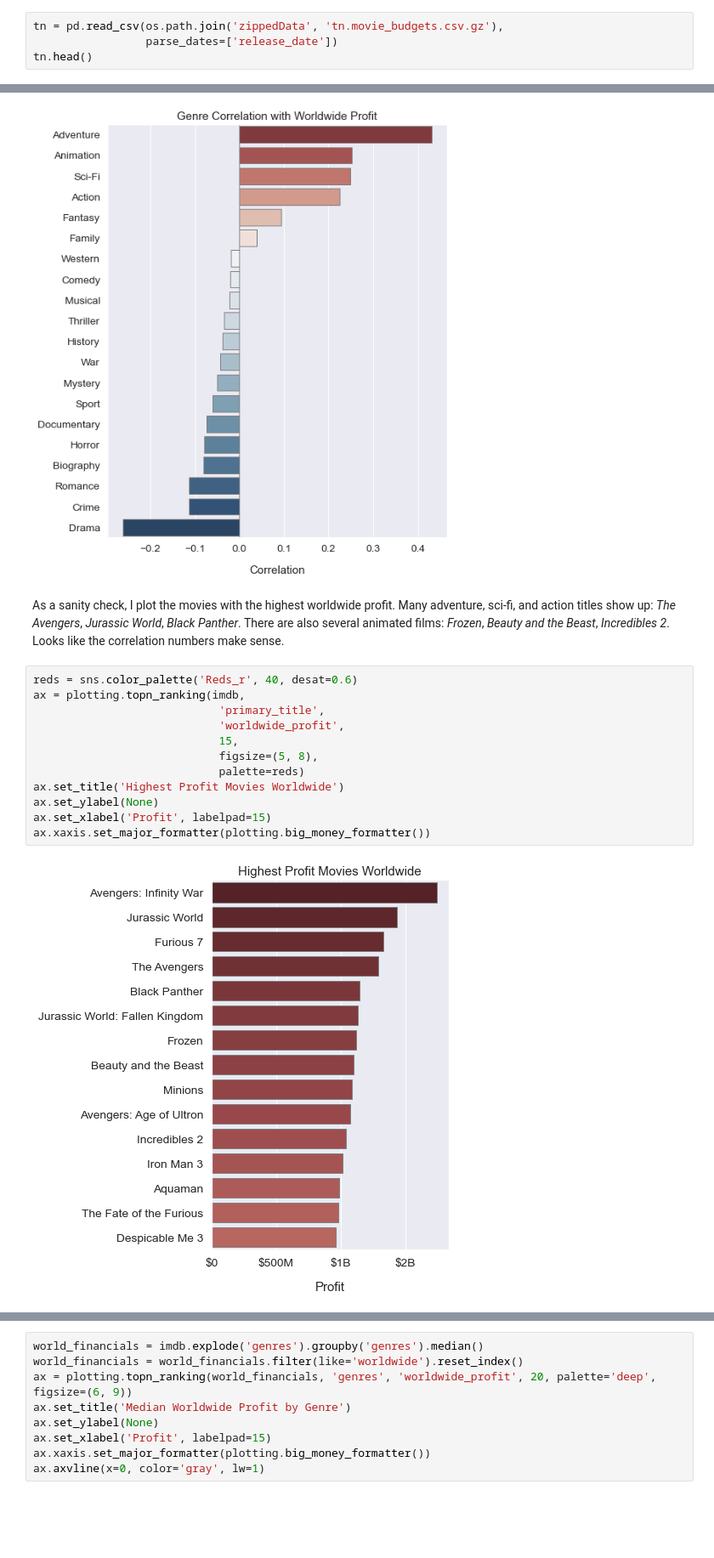
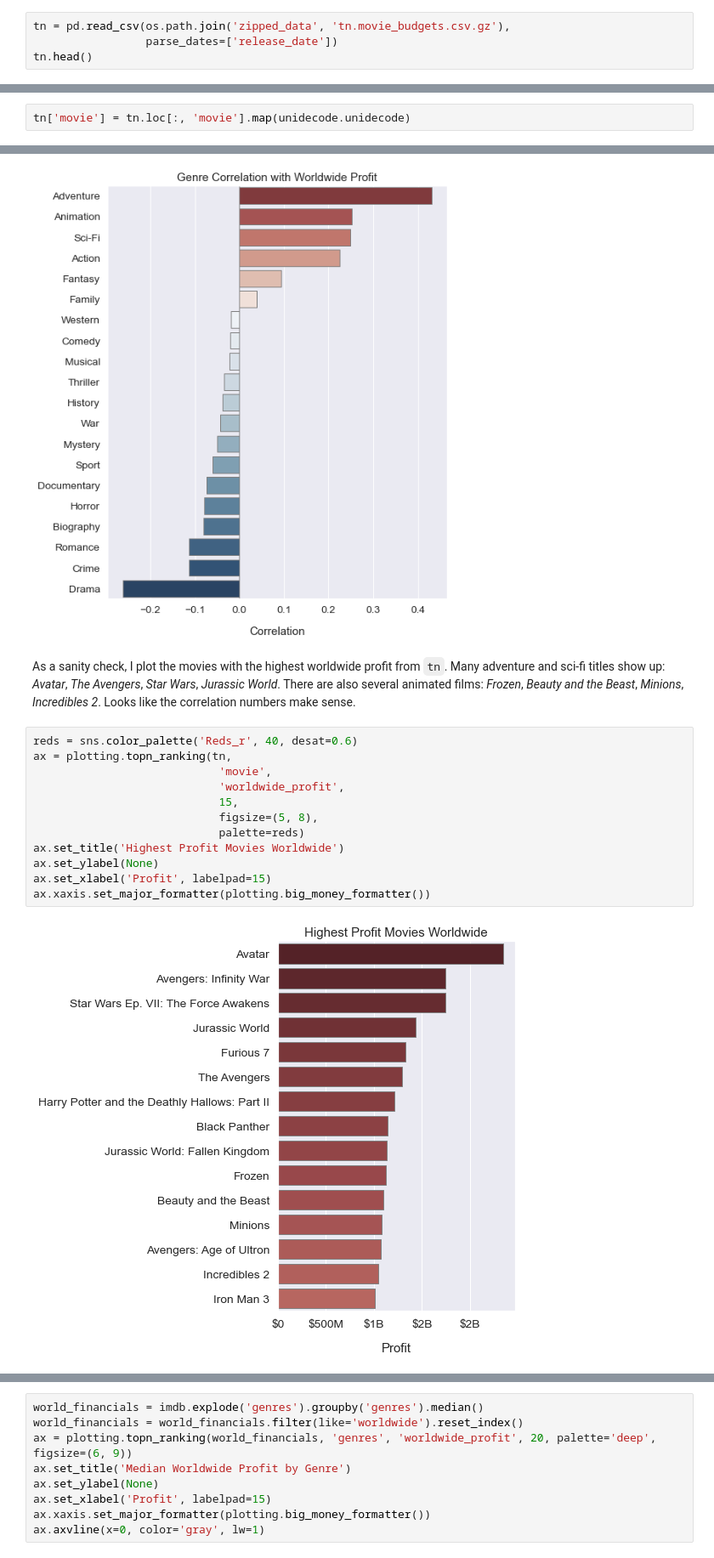
Before and after one commit to ndgigliotti/dsc-phase-1-project, a Jupyter notebook: genre_profitability.ipynb, the cells around one changed output, grey strips where cells are left out. Shown at 85% size. Drawn from its saved outputs; the diff is of its cells as text; blank space fills up the shorter version.

```diff
--- a/genre_profitability.ipynb
+++ b/genre_profitability.ipynb
@@ -58,7 +59,7 @@ My financial data comes from a website called "The Numbers" which has a healthy
 
 The table includes 5782 observations.
 # %%
-tn = pd.read_csv(os.path.join('zippedData', 'tn.movie_budgets.csv.gz'),
+tn = pd.read_csv(os.path.join('zipped_data', 'tn.movie_budgets.csv.gz'),
                  parse_dates=['release_date'])
 tn.head()
 # %% [output]
@@ -139,3 +142,5 @@ tn.head()
+# %%
+tn['movie'] = tn.loc[:, 'movie'].map(unidecode.unidecode)
 # %% [markdown]
 The columns `production_budget`, `domestic gross`, and `worldwide gross` are in string format, so I remove the extraneous symbols and convert them to `np.float64`.
 # %%
@@ -554,18 +556,18 @@ ax.set_ylabel(None)
 Text(0, 0.5, '')
 [figure]
 # %% [markdown]
-As a sanity check, I plot the movies with the highest worldwide profit. Many adventure, sci-fi, and action titles show up: *The Avengers*,  *Jurassic World*, *Black Panther*. There are also several animated films: *Frozen*, *Beauty and the Beast*, *Incredibles 2*. Looks like the correlation numbers make sense.
+As a sanity check, I plot the movies with the highest worldwide profit from `tn`. Many adventure and sci-fi titles show up: *Avatar*, *The Avengers*, *Star Wars*, *Jurassic World*. There are also several animated films: *Frozen*, *Beauty and the Beast*, *Minions*, *Incredibles 2*. Looks like the correlation numbers make sense.
 # %%
 reds = sns.color_palette('Reds_r', 40, desat=0.6)
-ax = plotting.topn_ranking(imdb,
-                            'primary_title',
+ax = plotting.topn_ranking(tn,
+                            'movie',
                             'worldwide_profit',
                             15,
                             figsize=(5, 8),
                             palette=reds)
 ax.set_title('Highest Profit Movies Worldwide')
 ax.set_ylabel(None)
 ax.set_xlabel('Profit', labelpad=15)
 ax.xaxis.set_major_formatter(plotting.big_money_formatter())
 # %% [output]
-[figure, old version]
+[figure, new version]
```
Also changed, not shown: parts of 27 cells of this notebook.
